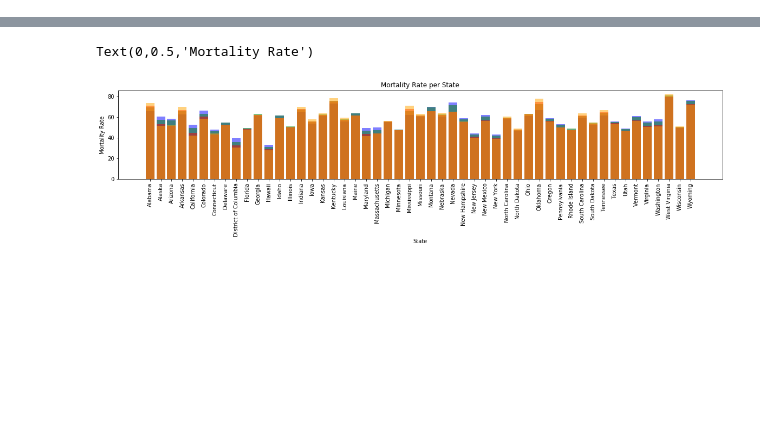
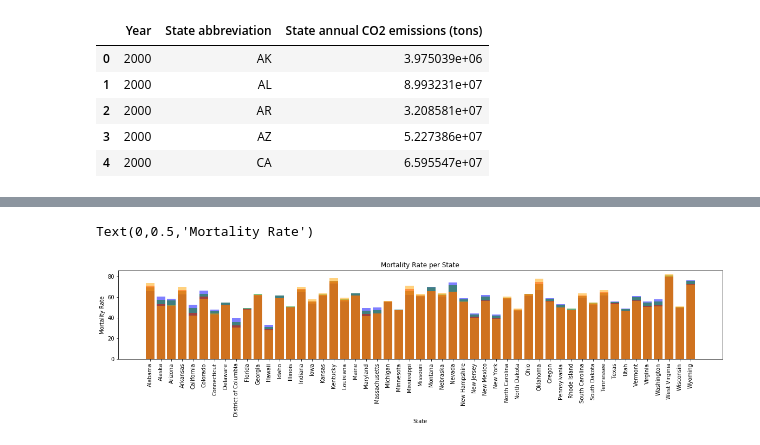
Before and after one commit to atjhsieh/Project-1, a Jupyter notebook: projectOne.ipynb, the cells around one changed output, grey strips where cells are left out. Saved outputs shown, nothing was run; the diff lists cells and outputs as text; code cells hidden in the pictures; blank space fills up the shorter version.

```diff
--- a/projectOne.ipynb
+++ b/projectOne.ipynb
@@ -13,0 +26,10 @@ eai_df = pd.read_excel(eiafile, encoding='UTF-8')
+# %%
+target_em_df = target_em_df[["Year", "State abbreviation", "State annual CO2 emissions (tons)"]]
+target_em_df.head()
+# %% [output]
+|  | Year | State abbreviation | State annual CO2 emissions (tons) |
+| 0 | 2000 | AK | 3.975039e+06 |
+| 1 | 2000 | AL | 8.993231e+07 |
+| 2 | 2000 | AR | 3.208581e+07 |
+| 3 | 2000 | AZ | 5.227386e+07 |
+| 4 | 2000 | CA | 6.595547e+07 |
```
Also changed, not shown: parts of 5 cells of this notebook.
